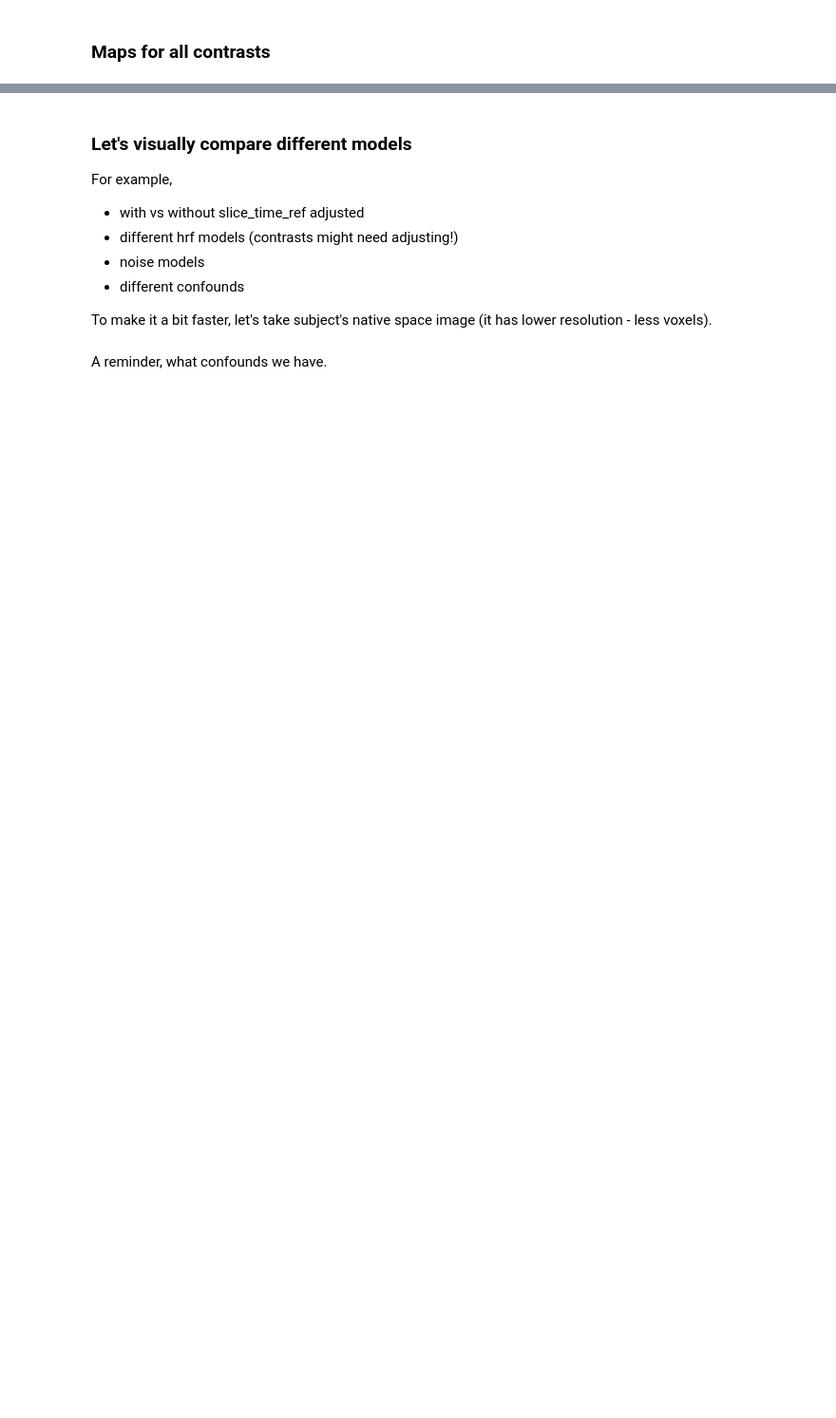
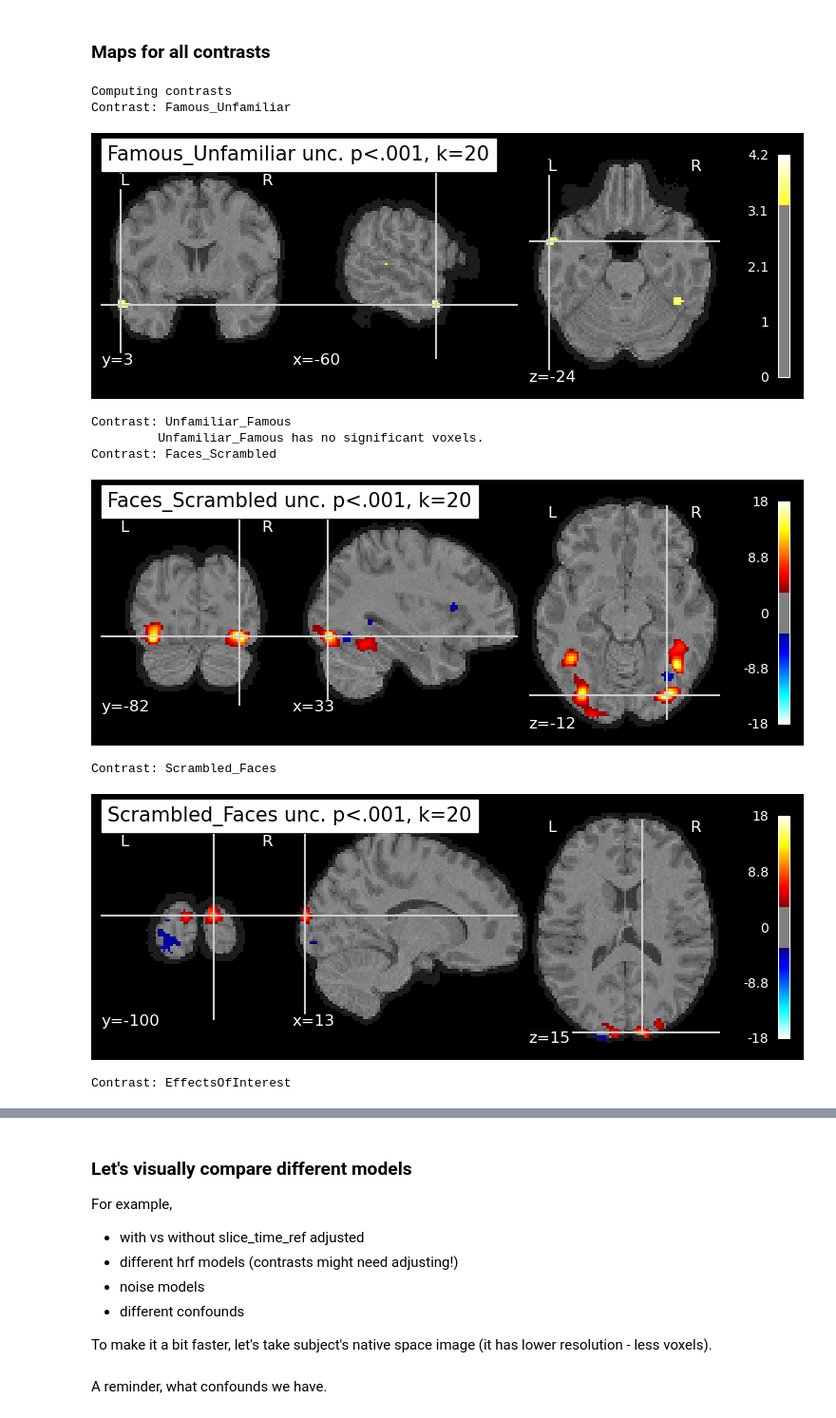
Before and after one commit to dcdace/COGNESTIC-fMRI, a Jupyter notebook: 04_Subject-Level-Analysis.ipynb, the cells around one changed output, grey strips where cells are left out. Shown at 95% size. Drawn from its saved outputs; the diff is of its cells as text; code cells hidden in the pictures; blank space fills up the shorter version.

```diff
--- a/04_Subject-Level-Analysis.ipynb
+++ b/04_Subject-Level-Analysis.ipynb
@@ -320,32 +455,43 @@ import warnings
 from nilearn import plotting
 from nilearn.reporting import get_clusters_table
 
 # Avoid getting warnings
 with warnings.catch_warnings():
     warnings.simplefilter("ignore")
 
     # Iterate on contrasts
     for contrast_id in contrast_list[0].keys():
         print("Contrast: %s" % contrast_id)
         # compute the contrasts
         z_map = fmri_glm.compute_contrast(
             [c[contrast_id] for c in contrast_list], output_type='z_score')
         # get threshold
-        cluster_map, threshold = threshold_stats_img(z_map, alpha=.05, height_control='bonferroni', cluster_threshold=10)
+        cluster_map, threshold = threshold_stats_img(z_map, alpha=.001, height_control='fpr', cluster_threshold=20)
         # get peak clusters
         peaks = get_clusters_table(z_map, stat_threshold=threshold,
                                cluster_threshold=20)
         try:
             peak_xyz = peaks.loc[0, ['X', 'Y','Z']]
             # plot
             plotting.plot_stat_map(
                 cluster_map,
                 bg_img = anat[0],
                 threshold = threshold,
                 display_mode='ortho',
                 cut_coords = peak_xyz,
                 black_bg = True,
-                title = contrast_id + ' FWE p<.05, k=20')
+                title = contrast_id + ' unc. p<.001, k=20')
             plotting.show()
         except KeyError:
             print('\t', contrast_id, 'has no significant voxels.')
+# %% [output]
+Computing contrasts
+Contrast: Famous_Unfamiliar
+[figure, added]
+Contrast: Unfamiliar_Famous
+         Unfamiliar_Famous has no significant voxels.
+Contrast: Faces_Scrambled
+[figure, added]
+Contrast: Scrambled_Faces
+[figure, added]
+Contrast: EffectsOfInterest
```
Also changed, not shown: parts of 25 cells of this notebook, 3 other files.
